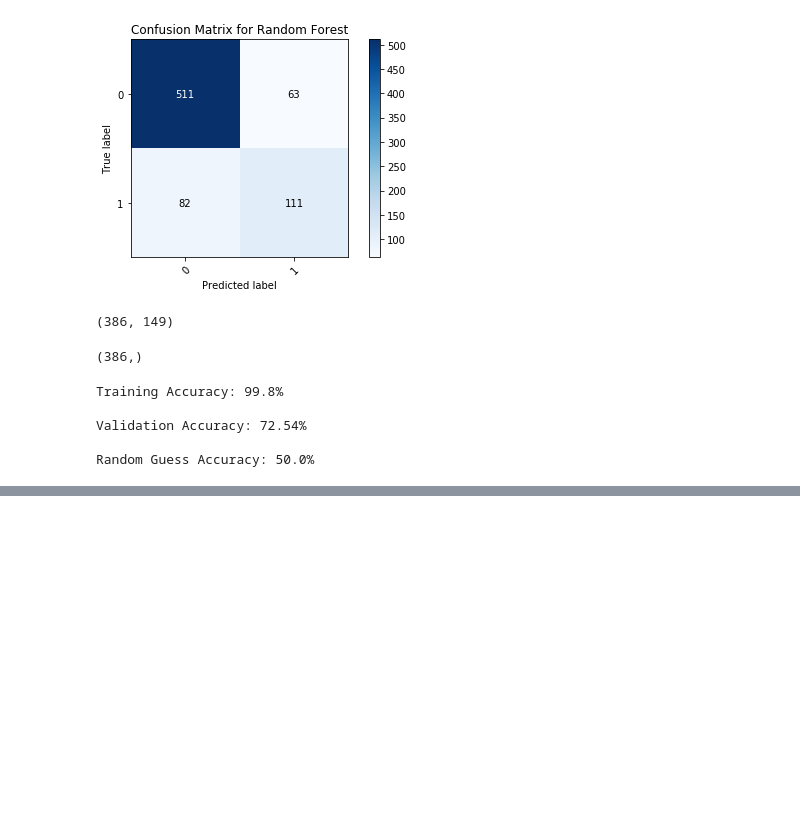
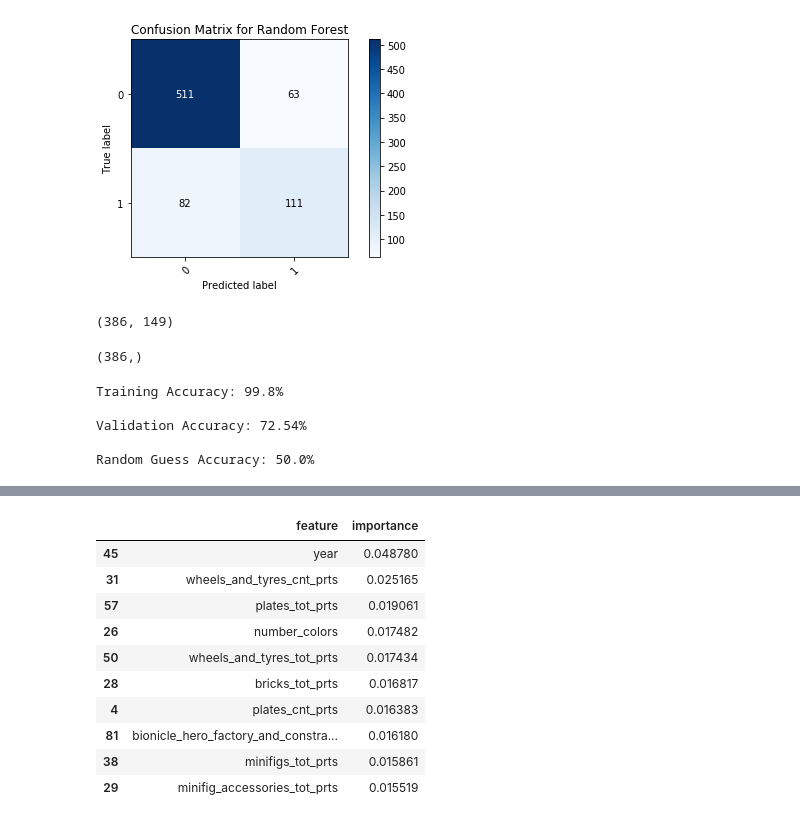
Before and after one commit to NathanVenos/Classifying_LEGO_Value_Retention, a Jupyter notebook: analysis/random_forest.ipynb, the cells around one changed output, grey strips where cells are left out. Saved outputs shown, nothing was run; the diff lists cells and outputs as text; code cells hidden in the pictures; blank space fills up the shorter version.

```diff
--- a/analysis/random_forest.ipynb
+++ b/analysis/random_forest.ipynb
@@ -566,0 +569,15 @@ Random Guess Accuracy: 50.0%
+# %%
+importance_ls = list(searcher.best_estimator_.named_steps['estimator'].feature_importances_)
+columns_ls = X_train.columns
+feature_ls = []
+
+for idx, ftr in enumerate(columns_ls):
+    new_dx = {
+        'feature': ftr,
+        'importance': importance_ls[idx],
+    }
+    feature_ls.append(new_dx)
+
+importance_df = PD.DataFrame(feature_ls)
+importance_df.head()
+importance_df.info()
@@ -566,0 +598,14 @@ Random Guess Accuracy: 50.0%
+# %%
+importance_df.sort_values('importance', ascending=False).head(10)
+# %% [output]
+|  | feature | importance |
+| 45 | year | 0.048780 |
+| 31 | wheels_and_tyres_cnt_prts | 0.025165 |
+| 57 | plates_tot_prts | 0.019061 |
+| 26 | number_colors | 0.017482 |
+| 50 | wheels_and_tyres_tot_prts | 0.017434 |
+| 28 | bricks_tot_prts | 0.016817 |
+| 4 | plates_cnt_prts | 0.016383 |
+| 81 | bionicle_hero_factory_and_constra... | 0.016180 |
+| 38 | minifigs_tot_prts | 0.015861 |
+| 29 | minifig_accessories_tot_prts | 0.015519 |
```
Also changed, not shown: parts of 3 cells of this notebook, 4 other files.
